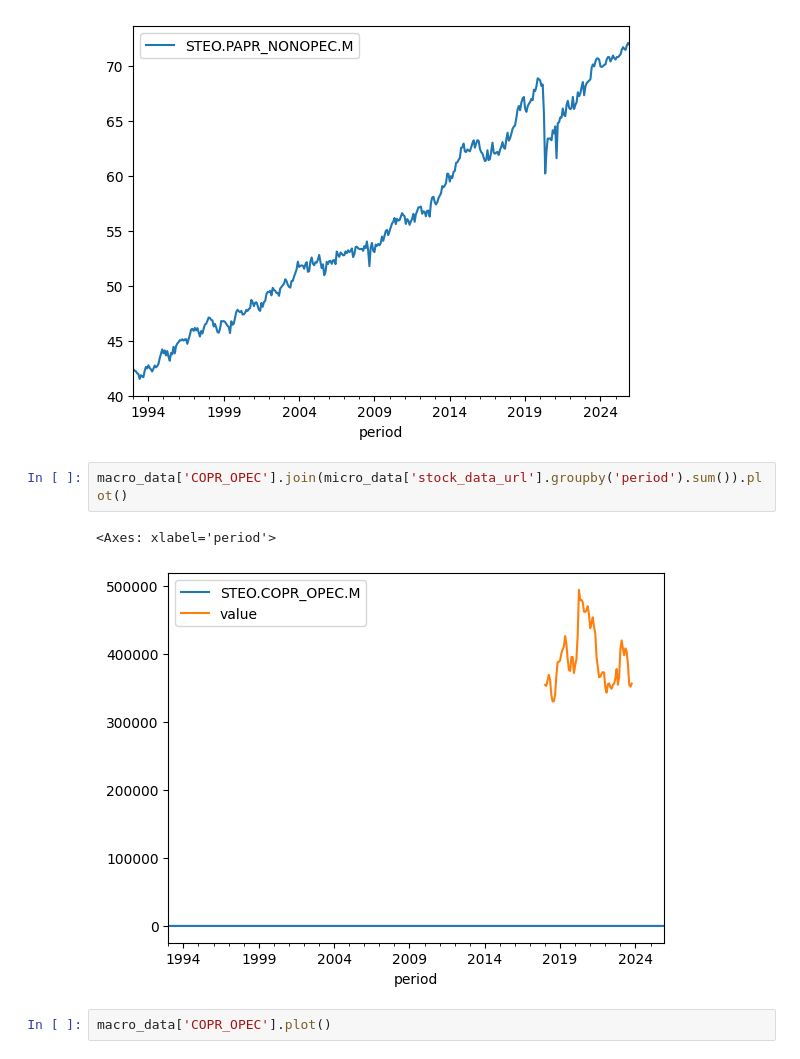
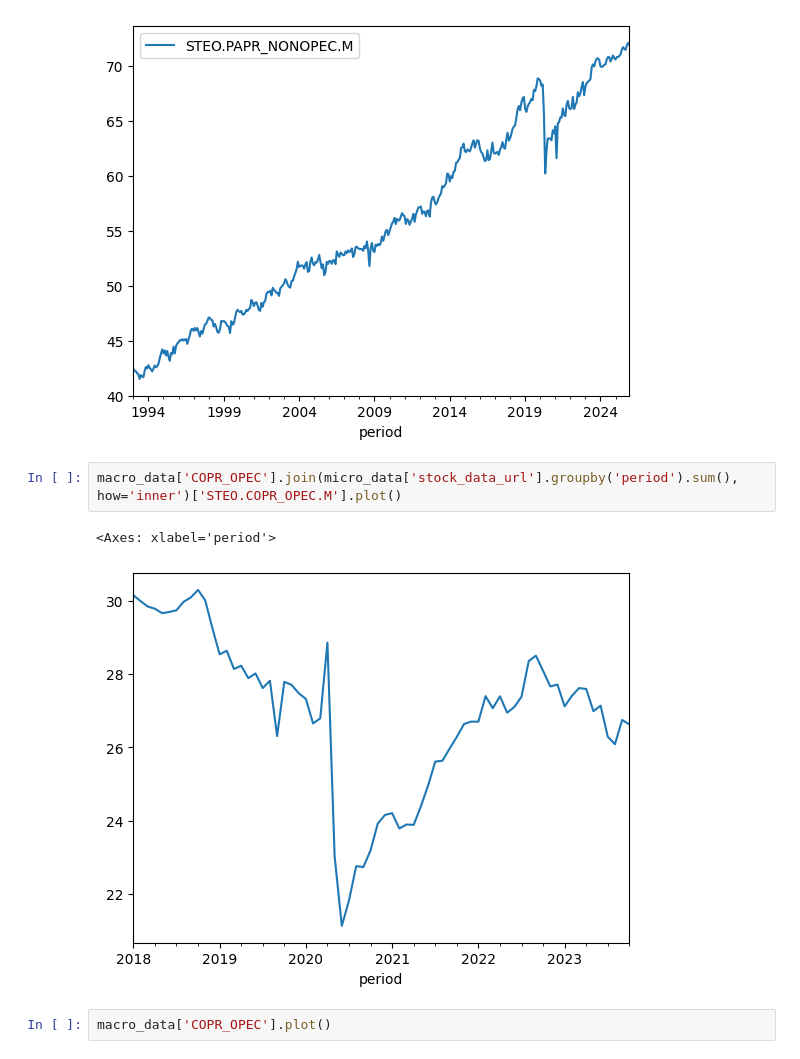
Before and after one commit to pankajti/qtw, a Jupyter notebook: Risk_GWP1.ipynb, the cells around one changed output. Saved outputs shown, nothing was run; the diff lists cells and outputs as text.

```diff
--- a/Risk_GWP1.ipynb
+++ b/Risk_GWP1.ipynb
@@ -289,10 +332,10 @@ macro_data['PAPR_NONOPEC'].plot()
 <Axes: xlabel='period'>
 [figure]
 # %%
-macro_data['COPR_OPEC'].join(micro_data['stock_data_url'].groupby('period').sum()).plot()
+macro_data['COPR_OPEC'].join(micro_data['stock_data_url'].groupby('period').sum(), how='inner')['STEO.COPR_OPEC.M'].plot()
 # %% [output]
 <Axes: xlabel='period'>
-[figure, old version]
+[figure, new version]
 # %%
 macro_data['COPR_OPEC'].plot()
 # %% [output]
```
Also changed, not shown: parts of 13 cells of this notebook.
